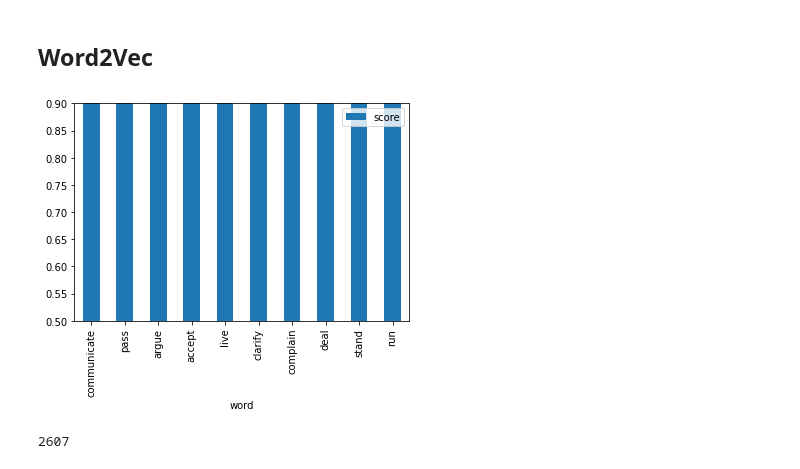
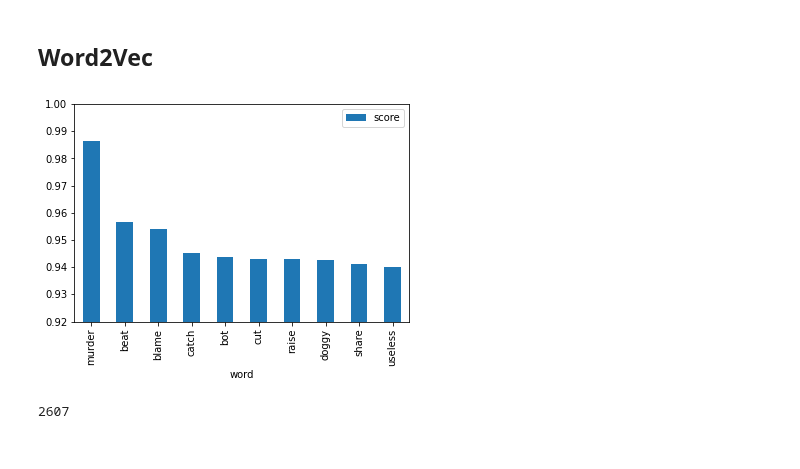
Before and after one commit to orbenishay/Classification, a Jupyter notebook: Toxic_comments_classification.ipynb, the cells around one changed output. Saved outputs shown, nothing was run; the diff lists cells and outputs as text; code cells hidden in the pictures.

```diff
--- a/Toxic_comments_classification.ipynb
+++ b/Toxic_comments_classification.ipynb
@@ -95,7 +92,7 @@ Saving train10000.csv to train10000.csv
 # %% [markdown]
 Get the data
 # %%
-traincomments=pd.read_csv('train10000.csv')
+traincomments=pd.read_csv('train10000 (1).csv')
 # traincomments.head()
 traincomments.info()
 # traincomments.tail()
@@ -339,0 +332,12 @@ plt.show()
+# %%
+comment_list = traincomments['comment_text'].values # gives a list of all comments (each is a string)
+comment_list_lower=list(map(lambda x:x.lower(),comment_list))
+# sentences_list = [re.split('[.\n!?]',line) for line in comment_list_lower] # gives a list of list (each list is a list of sentences corresponding to 1 comment)
+comment_list_lower_splitline = [re.split('[\n]',line) for line in comment_list_lower] # gives a list of list (each list is a list of sentences corresponding to 1 comment)
+splitline_flatten = [s for sentence in comment_list_lower_splitline for s in sentence] # gives a list of all sentences (i.e. the comments that we split only by \n)
+sentences_list = list(map(lambda x:nltk.sent_tokenize(x),splitline_flatten))
+sentences_flat = [s for sentence in sentences_list for s in sentence] # gives a list of all sentences; we loose the comment context
+sentences_clean = [clean(s) for s in sentences_flat if len(s) > 1]
+words_within_sentences = [s.split() for s in sentences_clean] # list of list; words within sentences
+words_within_sentences[0:2]
+sentences = [words_list for words_list in words_within_sentences if len(words_list)>1] # remove lists with 1 word or less
@@ -342,11 +364,11 @@ plt.show()
 # %%
 model = Word2Vec(sentences, size=100, window=5, min_count=3, workers=4) # train the model
 # %%
-sims=model.wv.most_similar('play')
+sims=model.wv.most_similar('kill')
 sims_df=pd.DataFrame(data=sims, columns=['word','score'])
-sims_df.sort_values(by='score',ascending=False).plot.bar('word','score',ylim=(0.5,0.9));
+sims_df.sort_values(by='score',ascending=False).plot.bar('word','score',ylim=(0.92,1));
 # %% [output]
-[figure, old version]
+[figure, new version]
 # %%
 len(model.wv.vocab) #how many words in the vocabulary
 # %% [output]
```
Also changed, not shown: parts of 9 cells of this notebook.
